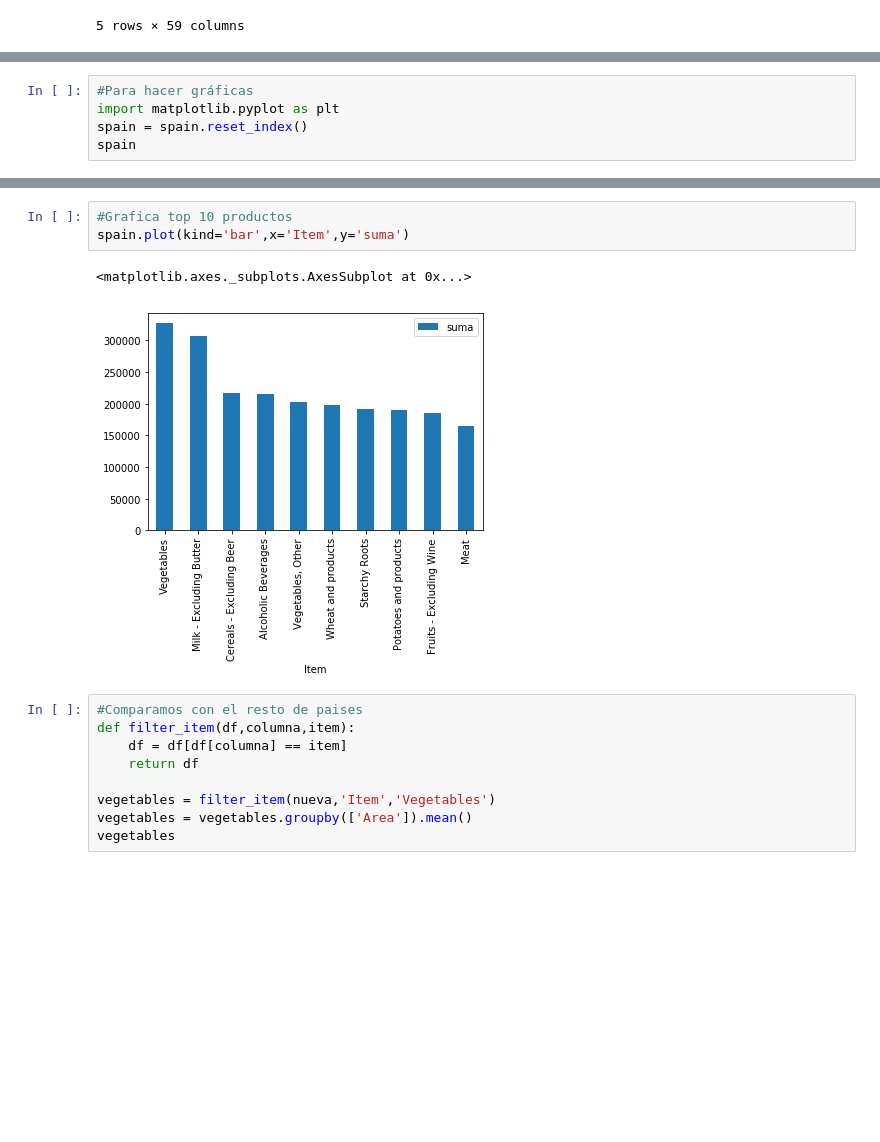
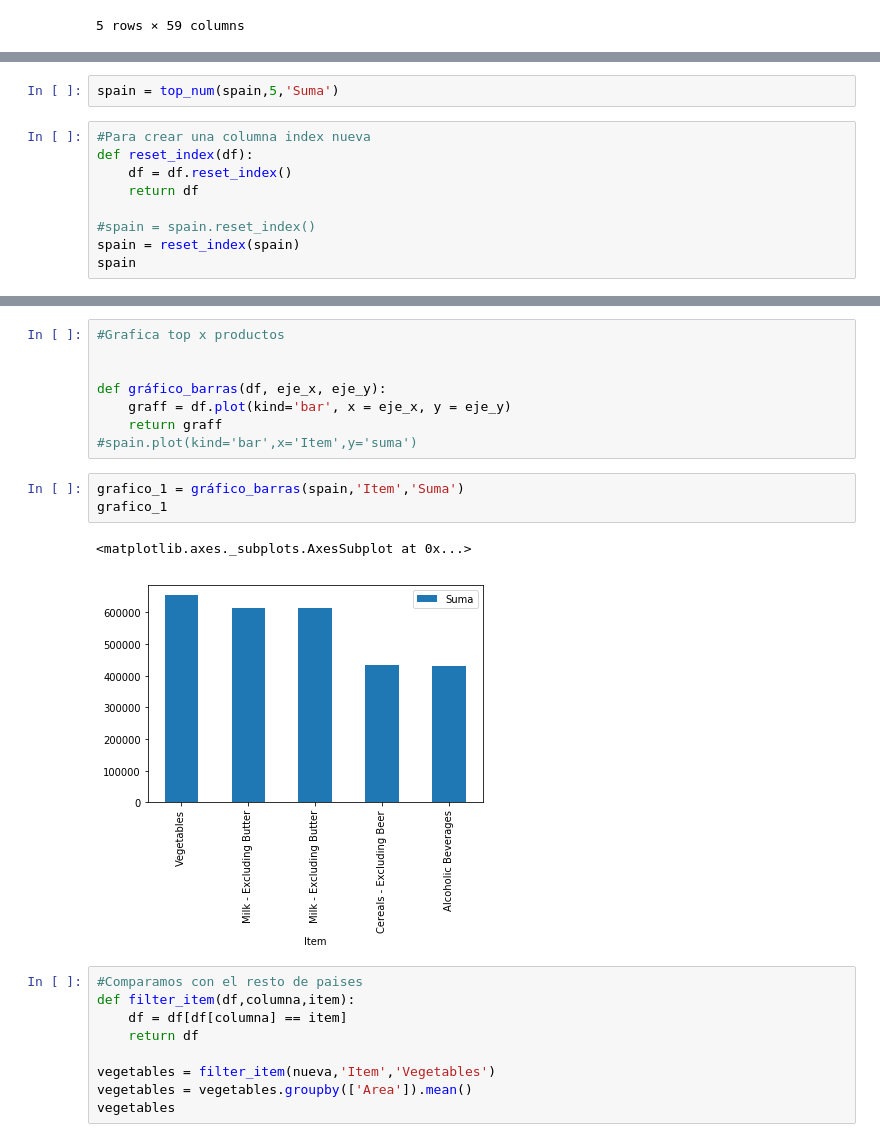
Before and after one commit to Pebels17/data-labs, a Jupyter notebook: module-1/pipelines-project/your-code/input/Pipelines proyect.ipynb, the cells around one changed output, grey strips where cells are left out. Saved outputs shown, nothing was run; the diff lists cells and outputs as text; blank space fills up the shorter version.

```diff
--- a/module-1/pipelines-project/your-code/input/Pipelines proyect.ipynb
+++ b/module-1/pipelines-project/your-code/input/Pipelines proyect.ipynb
@@ -165,5 +233,0 @@ spain = spain.nlargest(10, ['suma'])
-# %%
-#Para hacer gráficas
-import matplotlib.pyplot as plt
-spain = spain.reset_index()
-spain
@@ -182,0 +234,11 @@ spain
+# %%
+spain = top_num(spain,5,'Suma')
+# %%
+#Para crear una columna index nueva
+def reset_index(df):
+    df = df.reset_index()
+    return df
+
+#spain = spain.reset_index()
+spain = reset_index(spain)
+spain
@@ -183,9 +253,17 @@ spain
 # %%
-#Grafica top 10 productos
-spain.plot(kind='bar',x='Item',y='suma')
+#Grafica top x productos
+
+
+def gráfico_barras(df, eje_x, eje_y):
+    graff = df.plot(kind='bar', x = eje_x, y = eje_y)
+    return graff
+#spain.plot(kind='bar',x='Item',y='suma')
-# %% [output]
-<matplotlib.axes._subplots.AxesSubplot at 0x...>
-[figure, removed]
+# %%
+grafico_1 = gráfico_barras(spain,'Item','Suma')
+grafico_1
+# %% [output]
+<matplotlib.axes._subplots.AxesSubplot at 0x...>
+[figure, added]
 # %%
 #Comparamos con el resto de paises
 def filter_item(df,columna,item):
```
Also changed, not shown: parts of 18 cells of this notebook, 7 other files.
